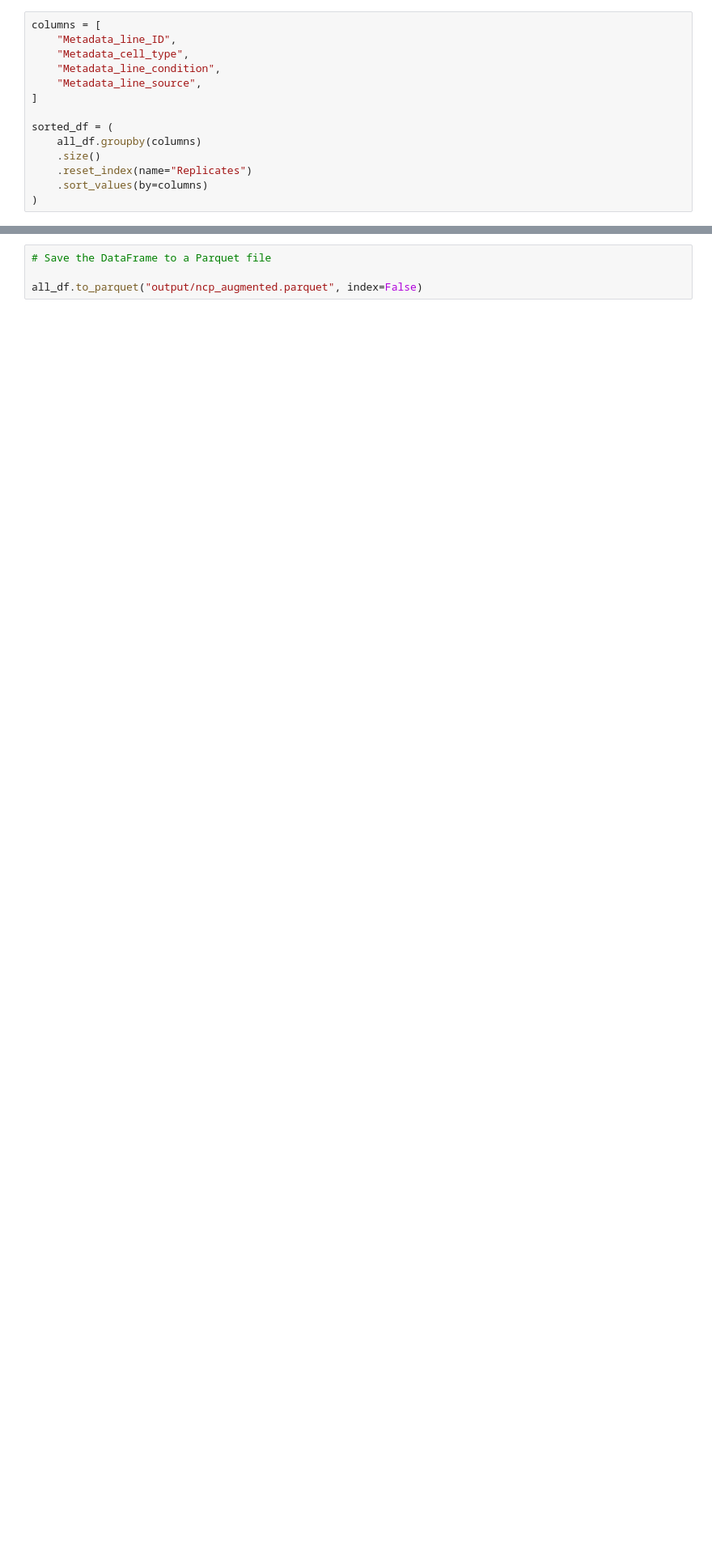
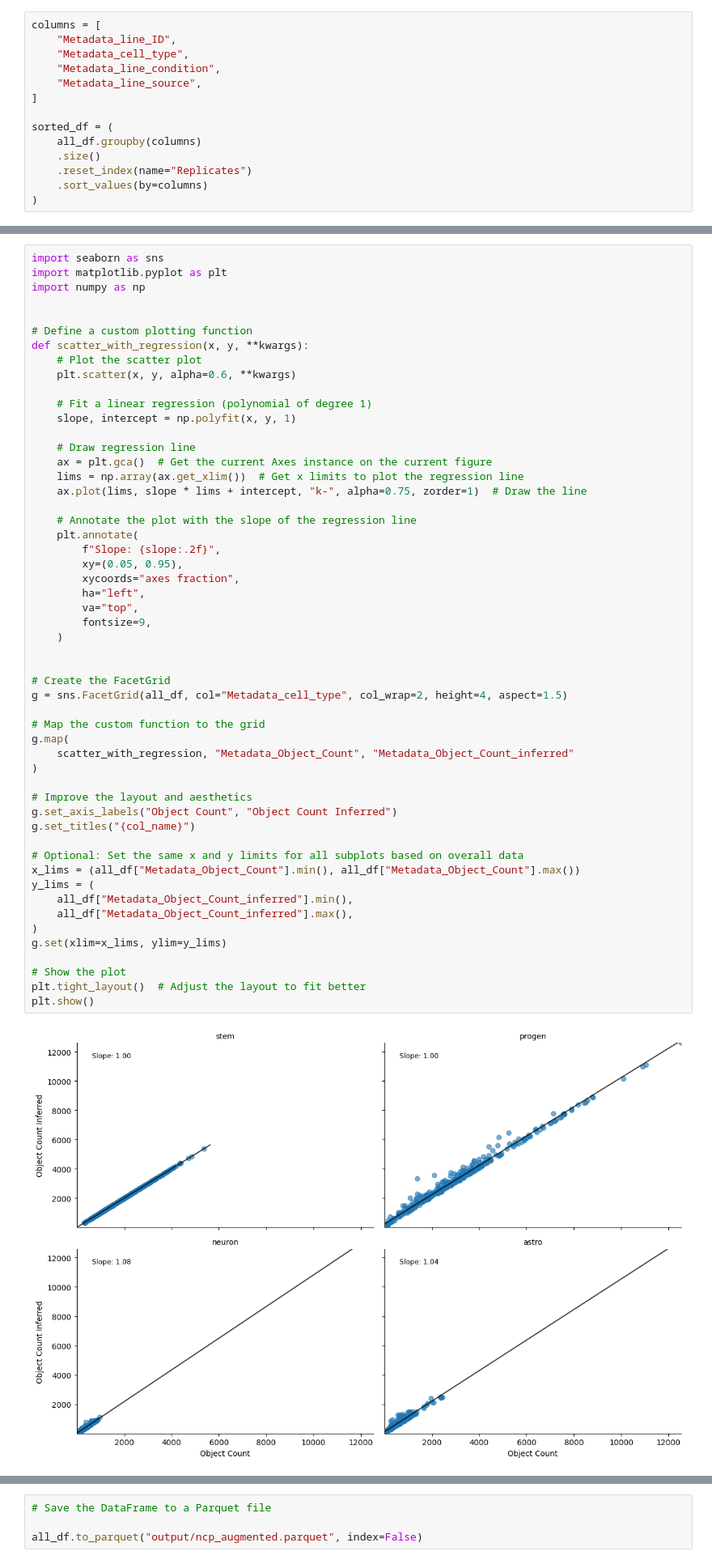
Before and after one commit to broadinstitute/NeuroPainting, a Jupyter notebook: 5.reanalysis/1.load-data.ipynb, the cells around one changed output, grey strips where cells are left out. Shown at 81% size. Saved outputs shown, nothing was run; the diff lists cells and outputs as text; blank space fills up the shorter version.

```diff
--- a/5.reanalysis/1.load-data.ipynb
+++ b/5.reanalysis/1.load-data.ipynb
@@ -362,3 +413,58 @@ plt.show()
+# %%
+import seaborn as sns
+import matplotlib.pyplot as plt
+import numpy as np
+
+
+# Define a custom plotting function
+def scatter_with_regression(x, y, **kwargs):
+    # Plot the scatter plot
+    plt.scatter(x, y, alpha=0.6, **kwargs)
+
+    # Fit a linear regression (polynomial of degree 1)
+    slope, intercept = np.polyfit(x, y, 1)
+
+    # Draw regression line
+    ax = plt.gca()  # Get the current Axes instance on the current figure
+    lims = np.array(ax.get_xlim())  # Get x limits to plot the regression line
+    ax.plot(lims, slope * lims + intercept, "k-", alpha=0.75, zorder=1)  # Draw the line
+
+    # Annotate the plot with the slope of the regression line
+    plt.annotate(
+        f"Slope: {slope:.2f}",
+        xy=(0.05, 0.95),
+        xycoords="axes fraction",
+        ha="left",
+        va="top",
+        fontsize=9,
+    )
+
+
+# Create the FacetGrid
+g = sns.FacetGrid(all_df, col="Metadata_cell_type", col_wrap=2, height=4, aspect=1.5)
+
+# Map the custom function to the grid
+g.map(
+    scatter_with_regression, "Metadata_Object_Count", "Metadata_Object_Count_inferred"
+)
+
+# Improve the layout and aesthetics
+g.set_axis_labels("Object Count", "Object Count Inferred")
+g.set_titles("{col_name}")
+
+# Optional: Set the same x and y limits for all subplots based on overall data
+x_lims = (all_df["Metadata_Object_Count"].min(), all_df["Metadata_Object_Count"].max())
+y_lims = (
+    all_df["Metadata_Object_Count_inferred"].min(),
+    all_df["Metadata_Object_Count_inferred"].max(),
+)
+g.set(xlim=x_lims, ylim=y_lims)
+
+# Show the plot
+plt.tight_layout()  # Adjust the layout to fit better
+plt.show()
+# %% [output]
+[figure, added]
 # %%
 desired_order = [
     "Metadata_Plate",
```
Also changed, not shown: parts of 9 cells of this notebook, 2 other files.
